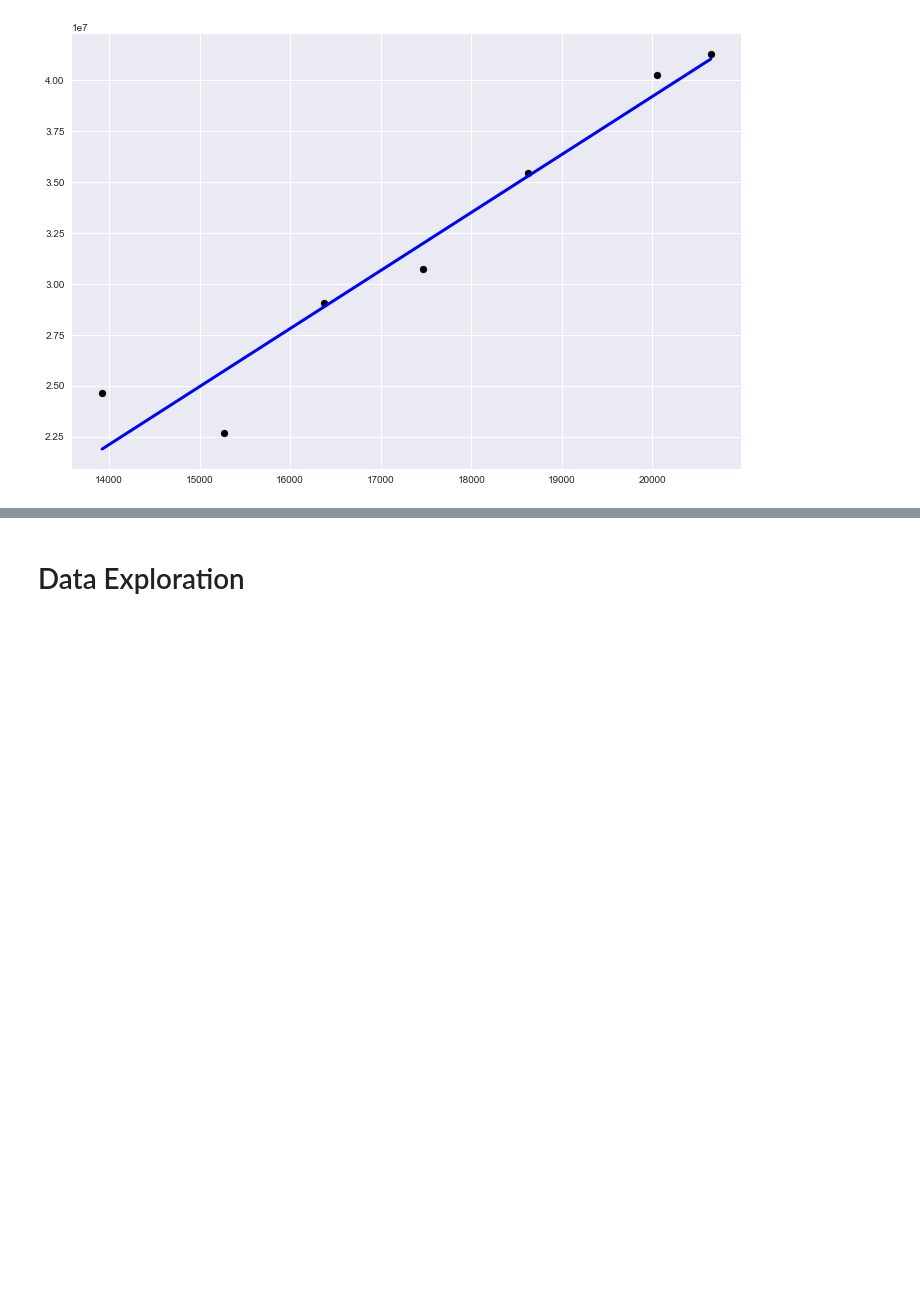
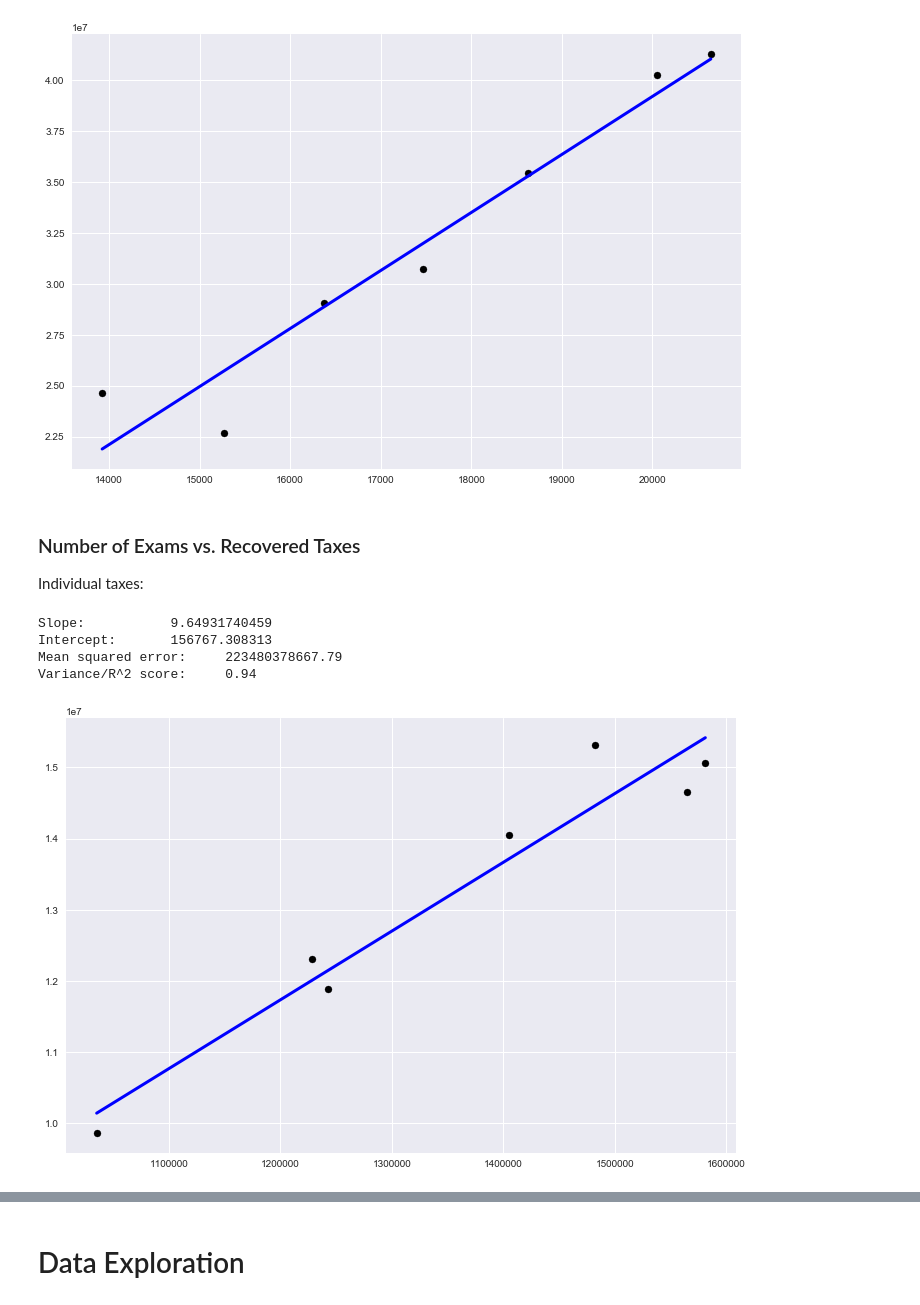
Before and after one commit to jimmyjwu/US_federal_government_performance, a Jupyter notebook: IRS Analysis.ipynb, the cells around one changed output, grey strips where cells are left out. Drawn from its saved outputs; the diff is of its cells as text; code cells hidden in the pictures; blank space fills up the shorter version.

Commit message:
Add regressions for number of exams vs. additional taxes.

```diff
--- a/IRS Analysis.ipynb
+++ b/IRS Analysis.ipynb
@@ -338,3 +338,22 @@ Intercept:       -17789483.5629
 Mean squared error:     2797524993265.65
 Variance/R^2 score:     0.94
 [figure]
+# %% [markdown]
+### Number of Exams vs. Recovered Taxes
+
+Individual taxes:
+# %%
+# Number of returns examined each year
+X = IRS["Individual returns examined"].values.reshape(-1, 1)
+
+# Tax dollars recovered each year
+y = IRS["Individual additional tax"].as_matrix()
+
+# Fit a linear model using only 2010-2016 data
+linear_regression(X, y, year_limit=7)
+# %% [output]
+Slope:           9.64931740459
+Intercept:       156767.308313
+Mean squared error:     223480378667.79
+Variance/R^2 score:     0.94
+[figure, added]
```
Also changed, not shown: parts of 2 cells of this notebook.
